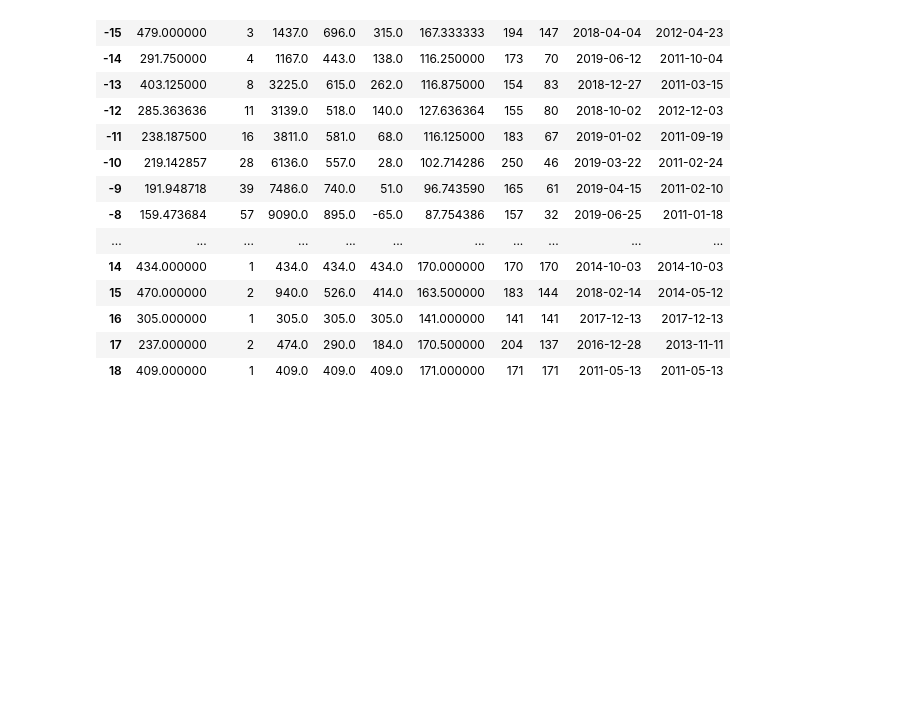
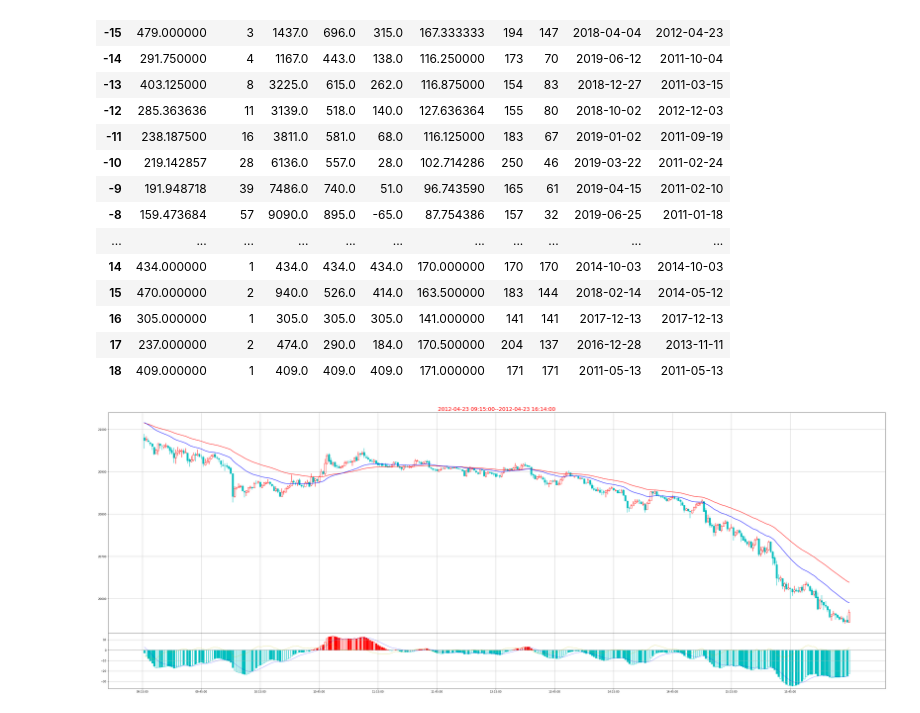
Before and after one commit to che7611/test2, a Jupyter notebook: bt_calc.ipynb, the cells around one changed output. Saved outputs shown, nothing was run; the diff lists cells and outputs as text; code cells hidden in the pictures; blank space fills up the shorter version.

```diff
--- a/bt_calc.ipynb
+++ b/bt_calc.ipynb
@@ -477,3 +519,22 @@ macd.groupby(macd.std_up-macd.std_dn).agg(calc)
 | 16 | 305.000000 | 1 | 305.0 | 305.0 | 305.0 | 141.000000 | 141 | 141 | 2017-12-13 | 2017-12-13 |
 | 17 | 237.000000 | 2 | 474.0 | 290.0 | 184.0 | 170.500000 | 204 | 137 | 2016-12-28 | 2013-11-11 |
 | 18 | 409.000000 | 1 | 409.0 | 409.0 | 409.0 | 171.000000 | 171 | 171 | 2011-05-13 | 2011-05-13 |
+# %%
+k=Kline()
+def KL(prod,date,**para):
+    #prod='HSI1901'
+    #date='2019-01-14'
+    _fields = ['datetime', 'code', 'open', 'high', 'low', 'close', 'vol','trade_date']
+    df1=hf.get_bars(prod,_fields)
+    df1['macd'],df1['diff'],df1['dea']=tb.MACD(df1.close.values,fastperiod=12,slowperiod=26,signalperiod=9)
+    df1['ma30']=tb.EMA(df1.close.values,timeperiod=30)
+    df1['ma60']=tb.EMA(df1.close.values,timeperiod=60)
+    t1=dt.time(9,15,0)
+    t2=dt.time(16,30,0)
+    a2=df1[df1.datetime.apply(lambda x:t1<=x.time()<=t2)]
+    k.DrawKline(a2[a2.trade_date==date],**para)
+# %%
+# HSI1511 2015-11-06
+KL('HSI1204','2012-04-23')
+# %% [output]
+[figure, added]
```
Also changed, not shown: parts of 8 cells of this notebook, 1 other file.
